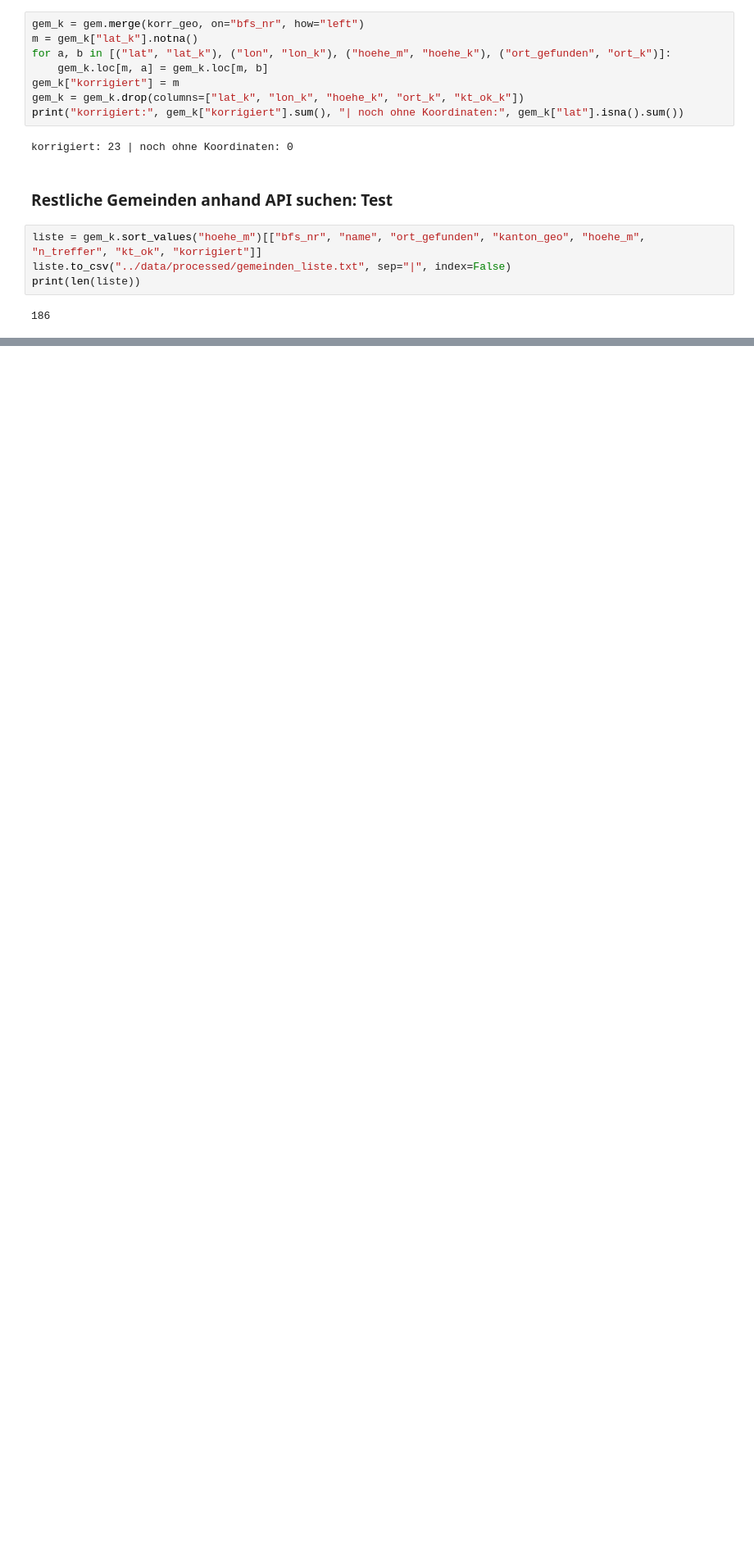
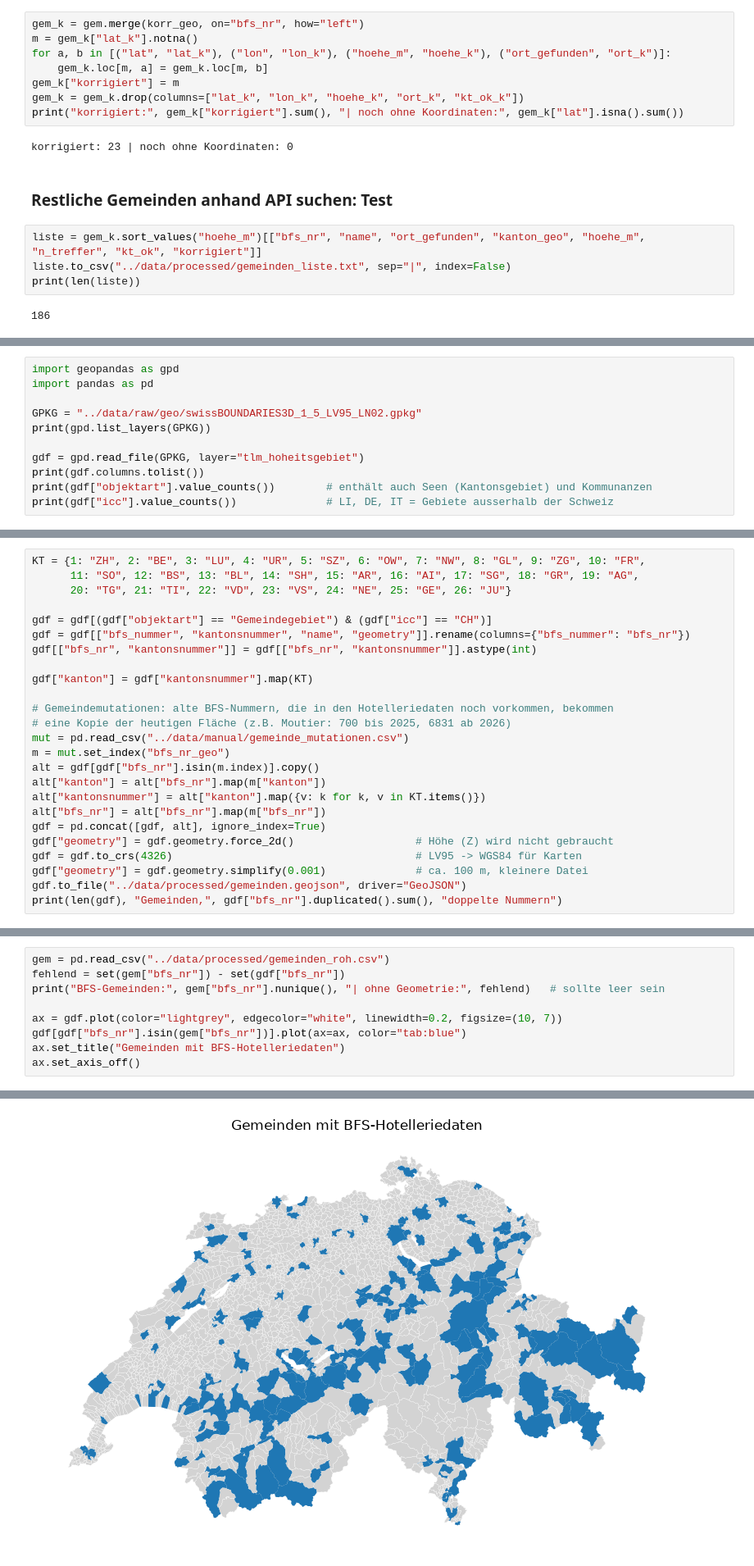
Before and after one commit to aakset/wintertourismus-schnee, a Jupyter notebook: notebooks/01_datensammlung.ipynb, the cells around one changed output, grey strips where cells are left out. Shown at 82% size. Cells and saved outputs as stored; diff of their text form; blank space fills up the shorter version.

Commit message:
1.6 Gemeindegrenzen für Karten (swisstopo)
Co-Authored-By: Claude Opus 5.5 <noreply@anthropic.com>

```diff
--- a/notebooks/01_datensammlung.ipynb
+++ b/notebooks/01_datensammlung.ipynb
@@ -496,0 +501,11 @@ print(len(liste))
+# %%
+import geopandas as gpd
+import pandas as pd
+
+GPKG = "../data/raw/geo/swissBOUNDARIES3D_1_5_LV95_LN02.gpkg"
+print(gpd.list_layers(GPKG))
+
+gdf = gpd.read_file(GPKG, layer="tlm_hoheitsgebiet")
+print(gdf.columns.tolist())
+print(gdf["objektart"].value_counts())        # enthält auch Seen (Kantonsgebiet) und Kommunanzen
+print(gdf["icc"].value_counts())              # LI, DE, IT = Gebiete ausserhalb der Schweiz
@@ -496,0 +531,25 @@ print(len(liste))
+# %%
+KT = {1: "ZH", 2: "BE", 3: "LU", 4: "UR", 5: "SZ", 6: "OW", 7: "NW", 8: "GL", 9: "ZG", 10: "FR",
+      11: "SO", 12: "BS", 13: "BL", 14: "SH", 15: "AR", 16: "AI", 17: "SG", 18: "GR", 19: "AG",
+      20: "TG", 21: "TI", 22: "VD", 23: "VS", 24: "NE", 25: "GE", 26: "JU"}
+
+gdf = gdf[(gdf["objektart"] == "Gemeindegebiet") & (gdf["icc"] == "CH")]
+gdf = gdf[["bfs_nummer", "kantonsnummer", "name", "geometry"]].rename(columns={"bfs_nummer": "bfs_nr"})
+gdf[["bfs_nr", "kantonsnummer"]] = gdf[["bfs_nr", "kantonsnummer"]].astype(int)
+
+gdf["kanton"] = gdf["kantonsnummer"].map(KT)
+
+# Gemeindemutationen: alte BFS-Nummern, die in den Hotelleriedaten noch vorkommen, bekommen
+# eine Kopie der heutigen Fläche (z.B. Moutier: 700 bis 2025, 6831 ab 2026)
+mut = pd.read_csv("../data/manual/gemeinde_mutationen.csv")
+m = mut.set_index("bfs_nr_geo")
+alt = gdf[gdf["bfs_nr"].isin(m.index)].copy()
+alt["kanton"] = alt["bfs_nr"].map(m["kanton"])
+alt["kantonsnummer"] = alt["kanton"].map({v: k for k, v in KT.items()})
+alt["bfs_nr"] = alt["bfs_nr"].map(m["bfs_nr"])
+gdf = pd.concat([gdf, alt], ignore_index=True)
+gdf["geometry"] = gdf.geometry.force_2d()                   # Höhe (Z) wird nicht gebraucht
+gdf = gdf.to_crs(4326)                                      # LV95 -> WGS84 für Karten
+gdf["geometry"] = gdf.geometry.simplify(0.001)              # ca. 100 m, kleinere Datei
+gdf.to_file("../data/processed/gemeinden.geojson", driver="GeoJSON")
+print(len(gdf), "Gemeinden,", gdf["bfs_nr"].duplicated().sum(), "doppelte Nummern")
@@ -496,0 +558,10 @@ print(len(liste))
+# %%
+gem = pd.read_csv("../data/processed/gemeinden_roh.csv")
+fehlend = set(gem["bfs_nr"]) - set(gdf["bfs_nr"])
+print("BFS-Gemeinden:", gem["bfs_nr"].nunique(), "| ohne Geometrie:", fehlend)   # sollte leer sein
+
+ax = gdf.plot(color="lightgrey", edgecolor="white", linewidth=0.2, figsize=(10, 7))
+gdf[gdf["bfs_nr"].isin(gem["bfs_nr"])].plot(ax=ax, color="tab:blue")
+ax.set_title("Gemeinden mit BFS-Hotelleriedaten")
+ax.set_axis_off()
+# %% [output]
@@ -496,0 +569 @@ print(len(liste))
+[figure, added]
```
Also changed, not shown: parts of 4 cells of this notebook, 4 other files.
